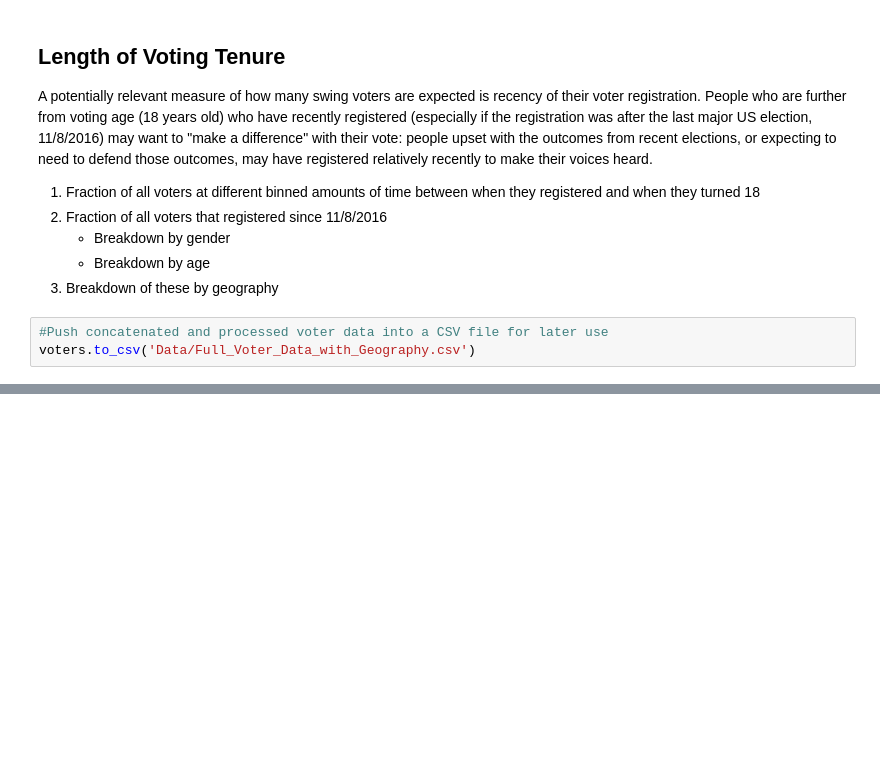
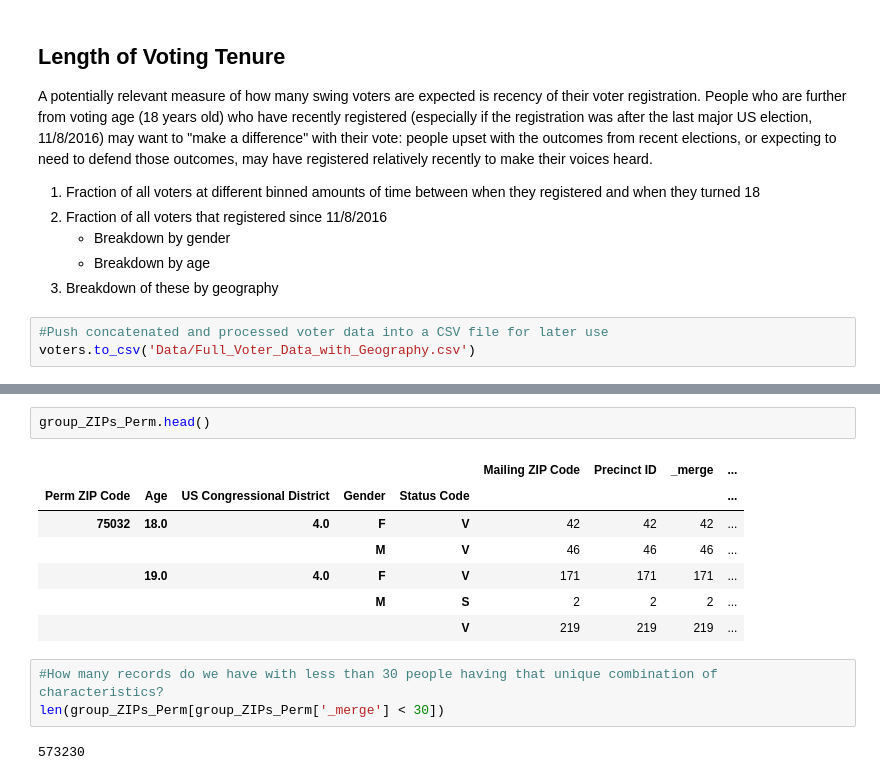
Before and after one commit to emigre459/TXVoterRolls, a Jupyter notebook: TX_Voter_Stats.ipynb, the cells around one changed output, grey strips where cells are left out. Cells and saved outputs as stored; diff of their text form; blank space fills up the shorter version.

```diff
--- a/TX_Voter_Stats.ipynb
+++ b/TX_Voter_Stats.ipynb
@@ -544,0 +507,15 @@ voters.info(memory_usage = 'deep')
+# %%
+group_ZIPs_Perm.head()
+# %% [output]
+|  |  |  |  |  | Mailing ZIP Code | Precinct ID | _merge | ... |
+| Perm ZIP Code | Age | US Congressional District | Gender | Status Code |  |  |  | ... |
+| 75032 | 18.0 | 4.0 | F | V | 42 | 42 | 42 | ... |
+|  |  |  | M | V | 46 | 46 | 46 | ... |
+|  | 19.0 | 4.0 | F | V | 171 | 171 | 171 | ... |
+|  |  |  | M | S | 2 | 2 | 2 | ... |
+|  |  |  |  | V | 219 | 219 | 219 | ... |
+# %%
+#How many records do we have with less than 30 people having that unique combination of characteristics?
+len(group_ZIPs_Perm[group_ZIPs_Perm['_merge'] < 30])
+# %% [output]
+573230
```
Also changed, not shown: parts of 17 cells of this notebook, 5 other files.
